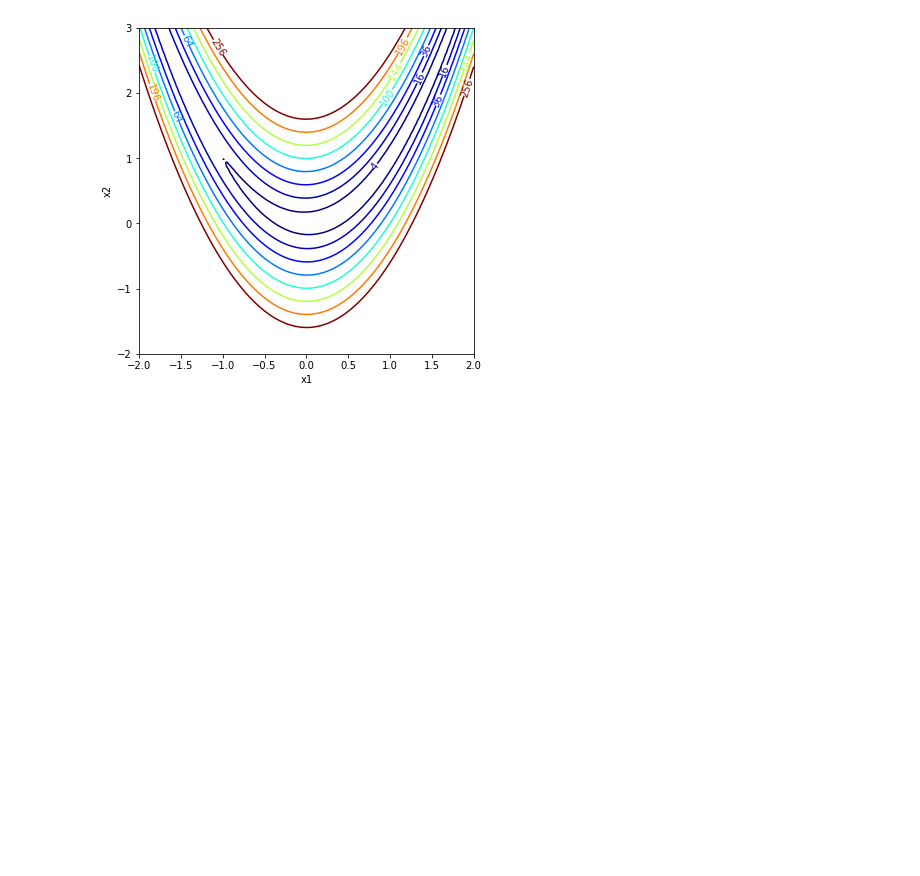
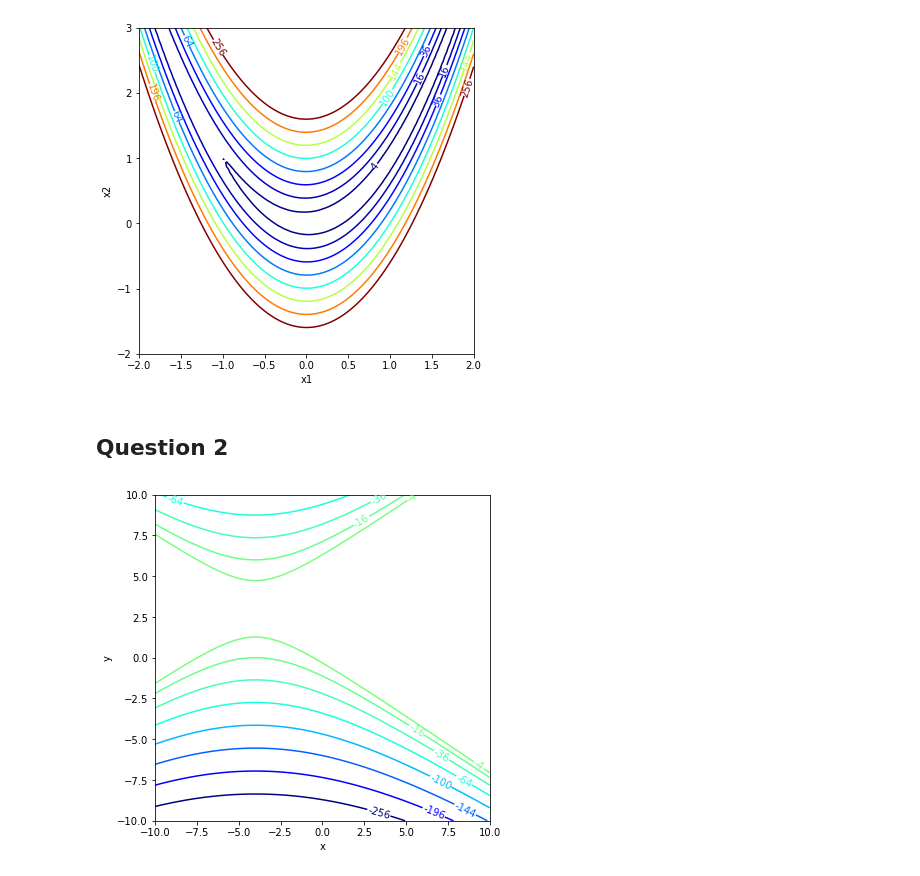
Before and after one commit to linhtrinh1803/Math110A, a Jupyter notebook: 110A.HW1 - Linh Trinh .ipynb, the cells around one changed output. Drawn from its saved outputs; the diff is of its cells as text; code cells hidden in the pictures; blank space fills up the shorter version.

```diff
--- a/110A.HW1 - Linh Trinh .ipynb
+++ b/110A.HW1 - Linh Trinh .ipynb
@@ -34,3 +34,5 @@ plt.ylabel('x2')
 plt.show()
 # %% [output]
 [figure]
+# %% [markdown]
+## Question 2
@@ -36,0 +43,17 @@ plt.show()
+# %%
+f = lambda x1, x2: 8*x1 + 12*x2 + x1**2 -2*x2**2
+X1 = np.linspace(-10,10,300)
+X2 = np.linspace(-10,10,300)
+X1mesh, X2mesh = np.meshgrid(X1,X2)
+Z = f(X1mesh, X2mesh)
+plt.figure(figsize=(6, 6))
+
+
+CS = plt.contour(X1mesh, X2mesh, Z, (-np.arange(2,18,2)**2)[::-1], cmap='jet', vmax=250)
+plt.clabel(CS,inline_spacing=0,fmt='%d')
+plt.axis([-10,10,-10,10])
+plt.xlabel('x')
+plt.ylabel('y')
+plt.show()
+# %% [output]
+[figure, added]
```
Also changed, not shown: parts of 25 cells of this notebook.
